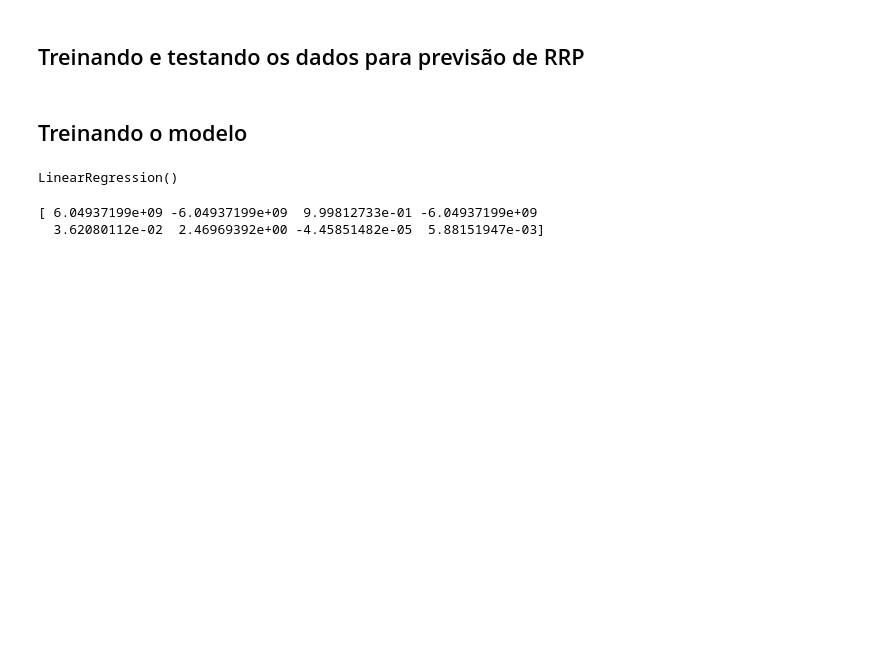
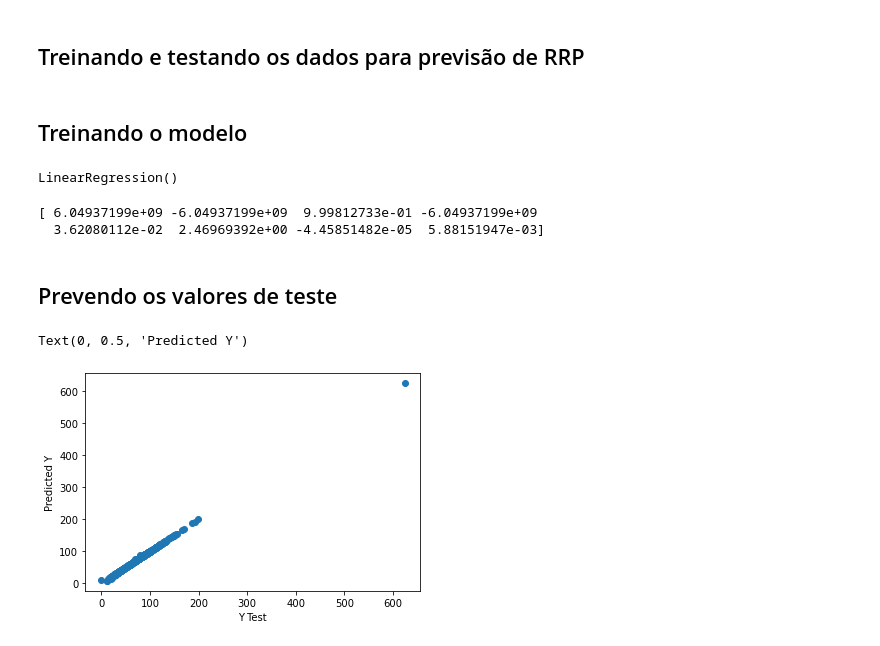
Before and after one commit to jvitorgf/linear-regression-elec-demand, a Jupyter notebook: linear-regression-elec-demand.ipynb, the cells around one changed output. Saved outputs shown, nothing was run; the diff lists cells and outputs as text; code cells hidden in the pictures; blank space fills up the shorter version.

Commit message:
predicting test values

```diff
--- a/linear-regression-elec-demand.ipynb
+++ b/linear-regression-elec-demand.ipynb
@@ -125,3 +125,14 @@ print(lm.coef_)
 # %% [output]
 [ 6.04937199e+09 -6.04937199e+09  9.99812733e-01 -6.04937199e+09
   3.62080112e-02  2.46969392e+00 -4.45851482e-05  5.88151947e-03]
+# %% [markdown]
+## Prevendo os valores de teste
+# %%
+pred = lm.predict(X_test)
+# %%
+plt.scatter(y_test,pred)
+plt.xlabel('Y Test')
+plt.ylabel('Predicted Y')
+# %% [output]
+Text(0, 0.5, 'Predicted Y')
+[figure, added]
```
